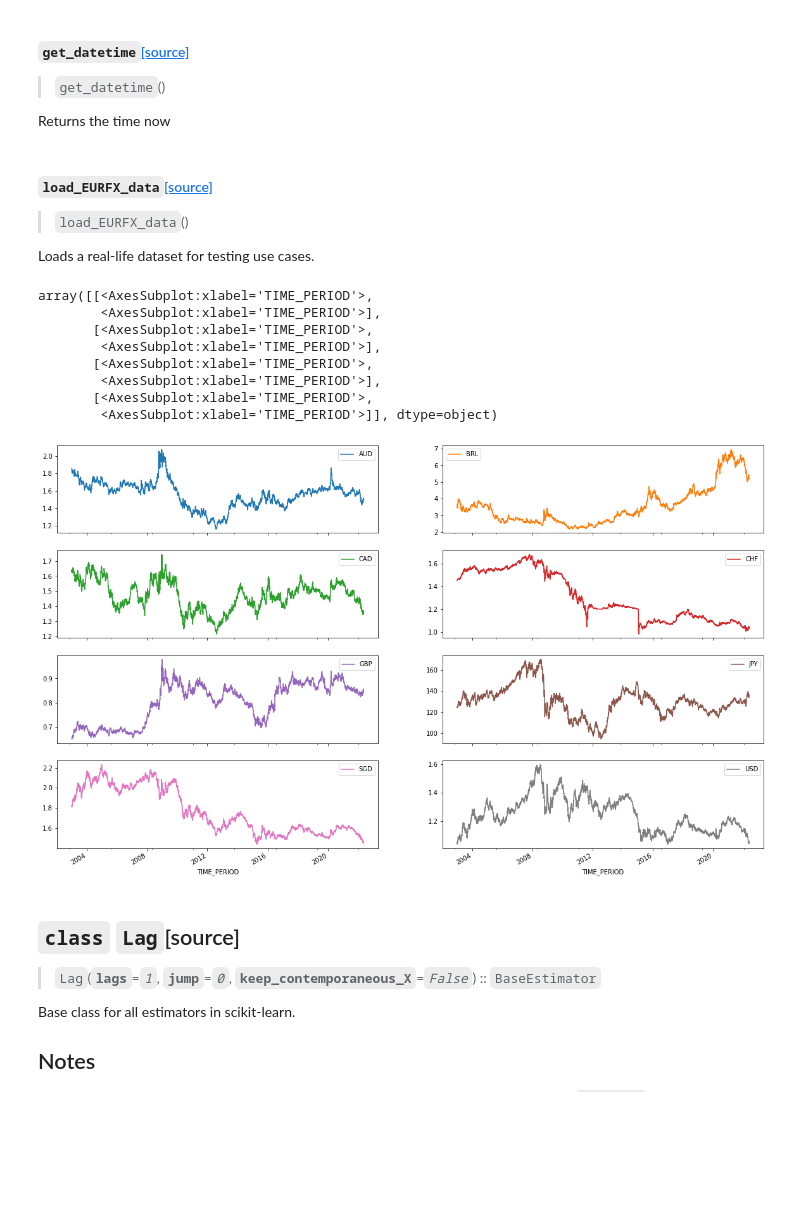
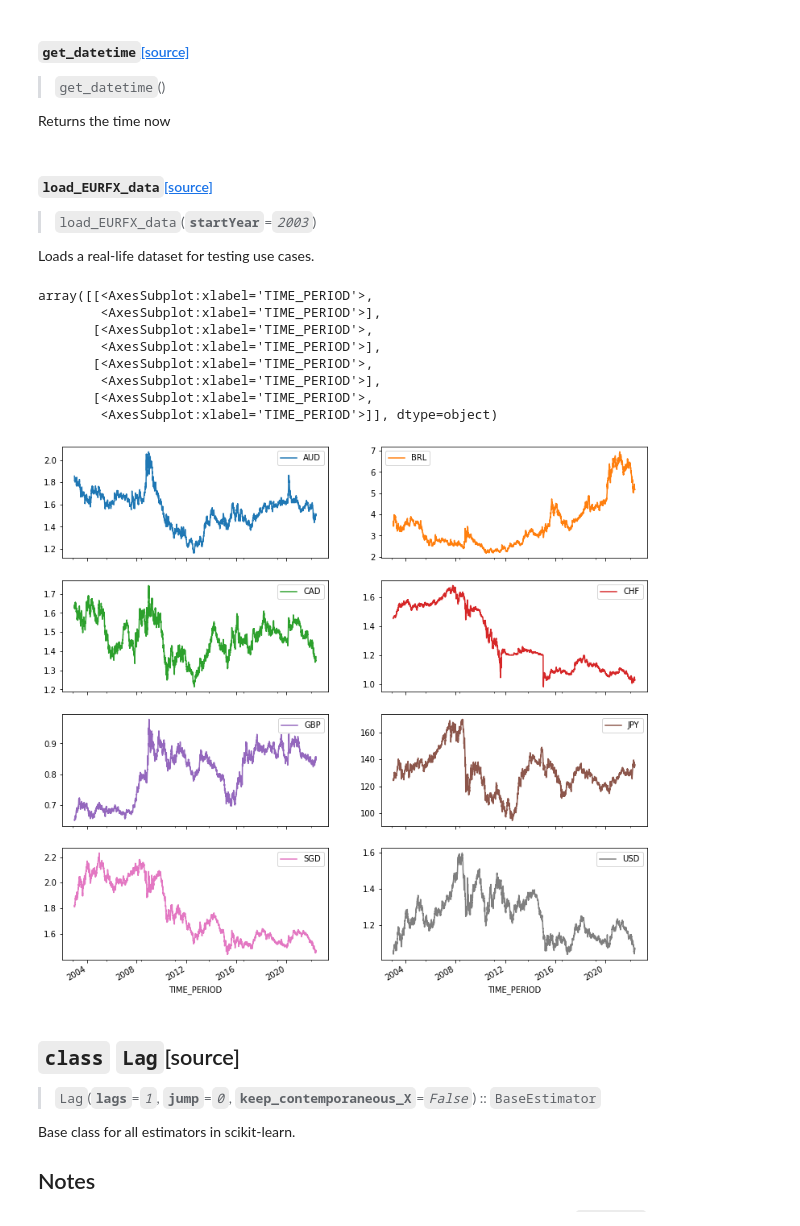
Before and after one commit to dkgaraujo/gingado, a Jupyter notebook: 00_utils.ipynb, the cells around one changed output. Drawn from its saved outputs; the diff is of its cells as text; code cells hidden in the pictures; blank space fills up the shorter version.

```diff
--- a/00_utils.ipynb
+++ b/00_utils.ipynb
@@ -55,7 +56,7 @@ assert isinstance(d, str)
 #export
 import pandasdmx as sdmx
 
-def load_EURFX_data():
+def load_EURFX_data(startYear=2003):
     "Loads a real-life dataset for testing use cases."
     ecb = sdmx.Request('ECB')
     flow_msg = ecb.dataflow()
@@ -66,7 +67,7 @@ def load_EURFX_data():
     "CURRENCY": ['EUR', 'AUD', 'BRL', 'CAD', 'CHF', 'GBP', 'JPY', 'SGD', 'USD'],
     "FREQ": 'D'
     }
-    params = {"startPeriod": '2003'}
+    params = {"startPeriod": startYear}
     data_msg = ecb.data('EXR', key=key, params=params, dsd=dsd)
     EUR_FX = sdmx.to_pandas(data_msg.data[0], datetime='TIME_PERIOD')
     EUR_FX = EUR_FX.droplevel(['FREQ', 'CURRENCY_DENOM', 'EXR_TYPE', 'EXR_SUFFIX'], axis=1).dropna(how='all')
@@ -76,21 +77,21 @@ show_doc(load_EURFX_data)
 # %% [output]
 <h4 id="load_EURFX_data" class="doc_header"><code>load_EURFX_data</code><a href="__main__.py#L5" class="source_link" style="float:right">[source]</a></h4>
 
-> <code>load_EURFX_data</code>()
+> <code>load_EURFX_data</code>(**`startYear`**=*`2003`*)
 
 Loads a real-life dataset for testing use cases.
 # %%
 EUR_FX = load_EURFX_data()
 # %%
-EUR_FX.plot(subplots=True, layout=(4, 2), figsize=(20, 13))
+EUR_FX.plot(subplots=True, layout=(4, 2), figsize=(13, 13))
 # %% [output]
 array([[<AxesSubplot:xlabel='TIME_PERIOD'>,
         <AxesSubplot:xlabel='TIME_PERIOD'>],
        [<AxesSubplot:xlabel='TIME_PERIOD'>,
         <AxesSubplot:xlabel='TIME_PERIOD'>],
        [<AxesSubplot:xlabel='TIME_PERIOD'>,
         <AxesSubplot:xlabel='TIME_PERIOD'>],
        [<AxesSubplot:xlabel='TIME_PERIOD'>,
         <AxesSubplot:xlabel='TIME_PERIOD'>]], dtype=object)
-[figure, old version]
+[figure, new version]
 # %%
```
Also changed, not shown: parts of 5 cells of this notebook, 11 other files.
